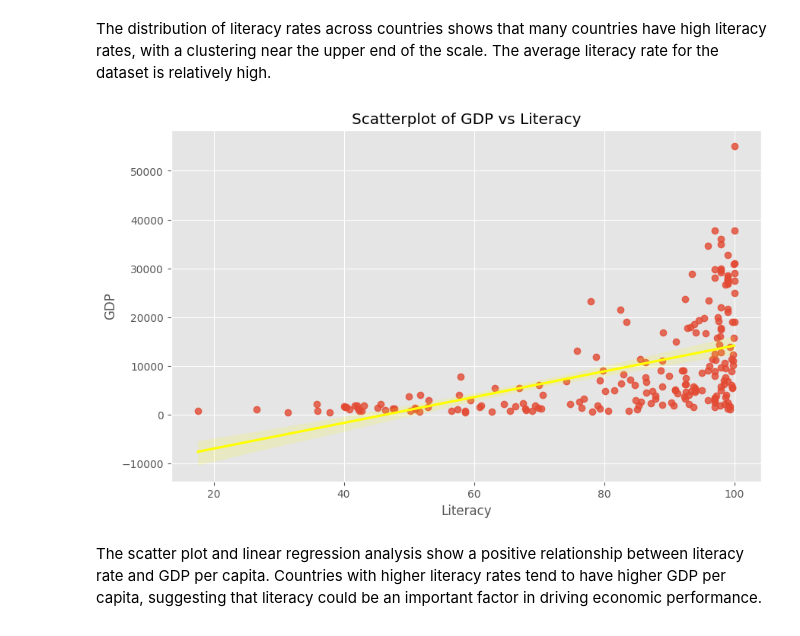
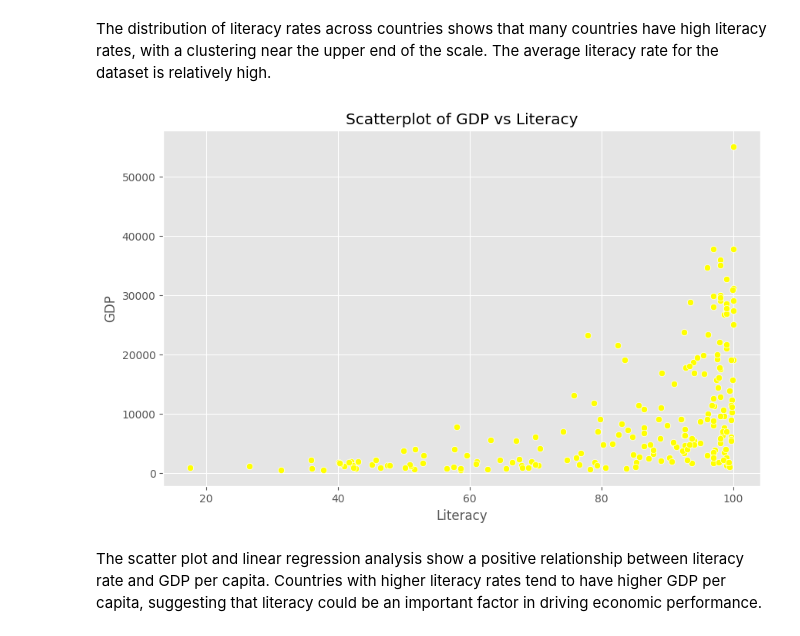
Before and after one commit to Vilars/Data110, a Jupyter notebook: Project1.ipynb, the cells around one changed output. Cells and saved outputs as stored; diff of their text form; code cells hidden in the pictures.

```diff
--- a/Project1.ipynb
+++ b/Project1.ipynb
@@ -145,18 +145,18 @@ The distribution of literacy rates across countries shows that many countries ha
 # %%
 # style
 plt.style.use('ggplot')
 plt.figure(figsize=(10, 6))
 
 # scatter plot
-sns.regplot(x='Literacy (%)', y='GDP ($ per capita)', data=countries, line_kws={'color':'yellow'})
+sns.scatterplot(x='Literacy (%)', y='GDP ($ per capita)', data=countries, color='yellow')
 
 # title and label
 plt.xlabel('Literacy')
 plt.ylabel('GDP')
 plt.title('Scatterplot of GDP vs Literacy')
 
 plt.show()
 # %% [output]
-[figure, old version]
+[figure, new version]
 # %% [markdown]
  The scatter plot and linear regression analysis show a positive relationship between literacy rate and GDP per capita. Countries with higher literacy rates tend to have higher GDP per capita, suggesting that literacy could be an important factor in driving economic performance.
```
